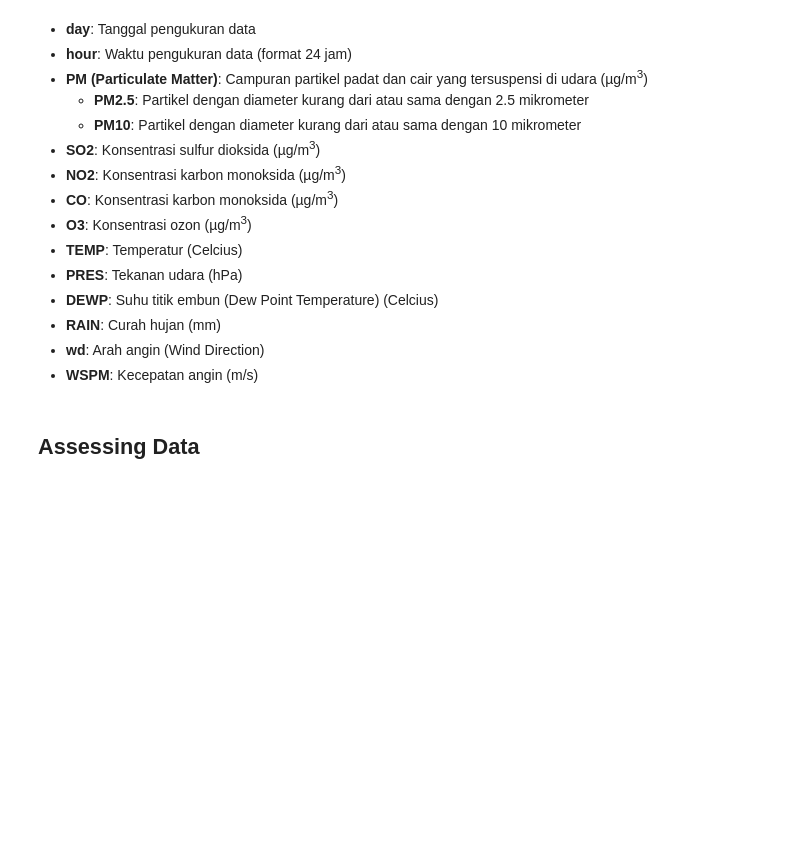
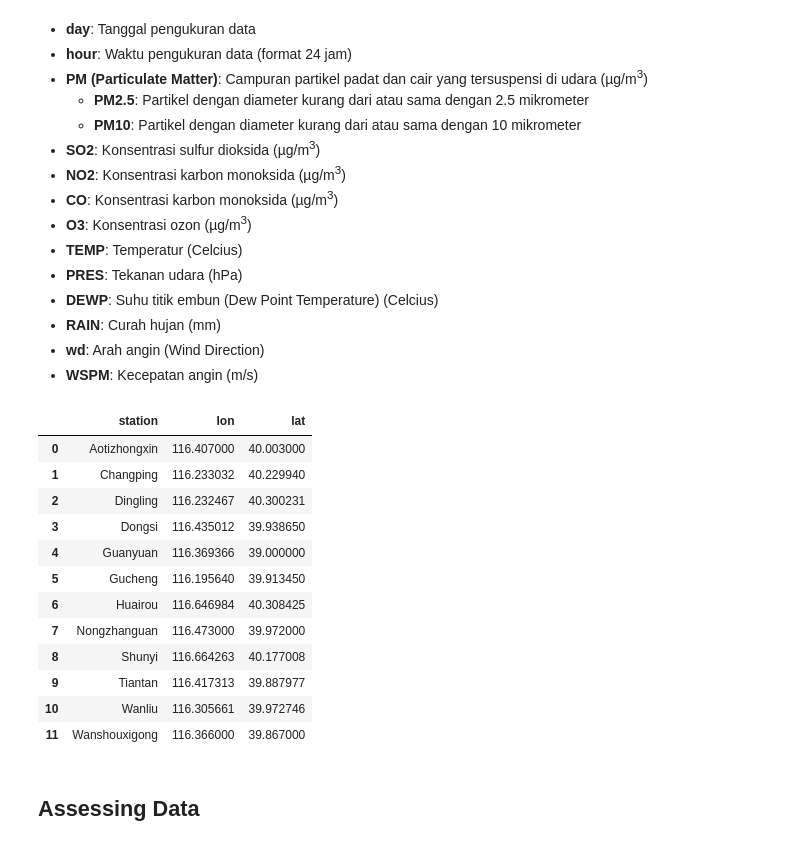
Before and after one commit to Luthfi507/air-pollutan, a Jupyter notebook: analysis.ipynb, the cells around one changed output. Saved outputs shown, nothing was run; the diff lists cells and outputs as text; code cells hidden in the pictures; blank space fills up the shorter version.

```diff
--- a/analysis.ipynb
+++ b/analysis.ipynb
@@ -53,6 +63,22 @@ data.sample(10)
 - **RAIN**: Curah hujan (mm)
 - **wd**: Arah angin (Wind Direction)
 - **WSPM**: Kecepatan angin (m/s)
+# %%
+pd.read_csv('country.txt')
+# %% [output]
+|  | station | lon | lat |
+| 0 | Aotizhongxin | 116.407000 | 40.003000 |
+| 1 | Changping | 116.233032 | 40.229940 |
+| 2 | Dingling | 116.232467 | 40.300231 |
+| 3 | Dongsi | 116.435012 | 39.938650 |
+| 4 | Guanyuan | 116.369366 | 39.000000 |
+| 5 | Gucheng | 116.195640 | 39.913450 |
+| 6 | Huairou | 116.646984 | 40.308425 |
+| 7 | Nongzhanguan | 116.473000 | 39.972000 |
+| 8 | Shunyi | 116.664263 | 40.177008 |
+| 9 | Tiantan | 116.417313 | 39.887977 |
+| 10 | Wanliu | 116.305661 | 39.972746 |
+| 11 | Wanshouxigong | 116.366000 | 39.867000 |
 # %% [markdown]
 ## Assessing Data
 # %%
```
Also changed, not shown: parts of 16 cells of this notebook, 4 other files.
